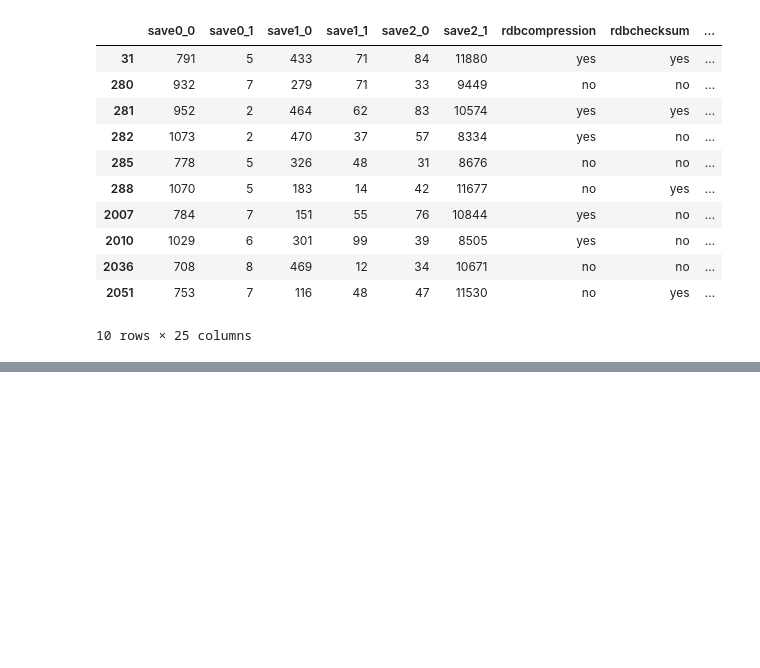
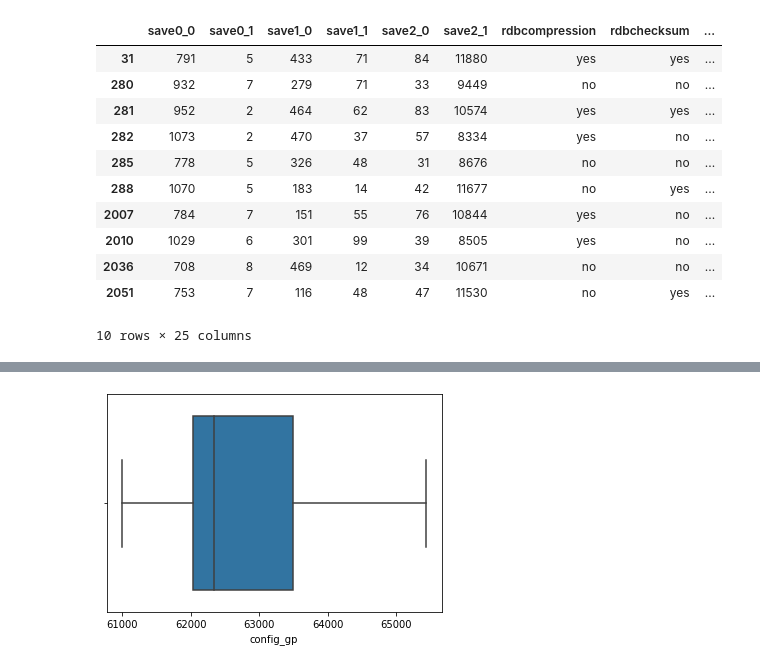
Before and after one commit to addb-swstarlab/Redis-Parameter-Grouping-BO, a Jupyter notebook: throughput_비교.ipynb, the cells around one changed output, grey strips where cells are left out. Drawn from its saved outputs; the diff is of its cells as text; code cells hidden in the pictures; blank space fills up the shorter version.

```diff
--- a/throughput_비교.ipynb
+++ b/throughput_비교.ipynb
@@ -154,0 +379,5 @@ config_df_knob.loc[group2]
+# %%
+sns.boxplot(x = "config_gp",data = df_config_hist )
+plt.show()
+# %% [output]
+[figure, added]
```
Also changed, not shown: parts of 13 cells of this notebook, 22 other files.
